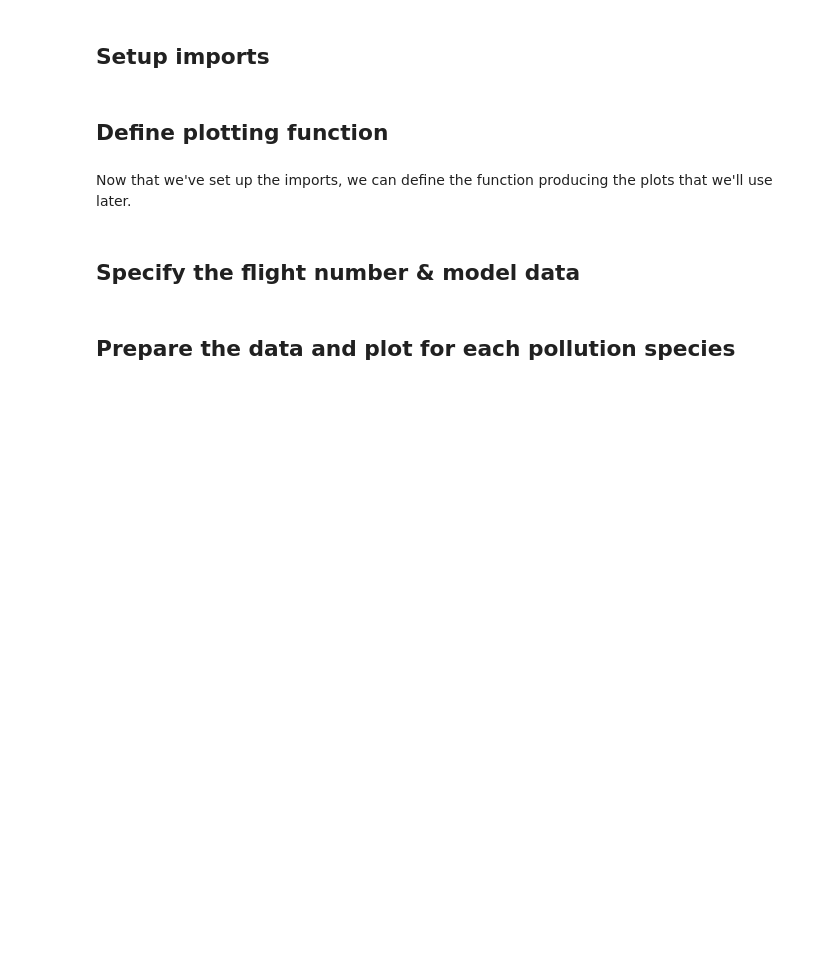
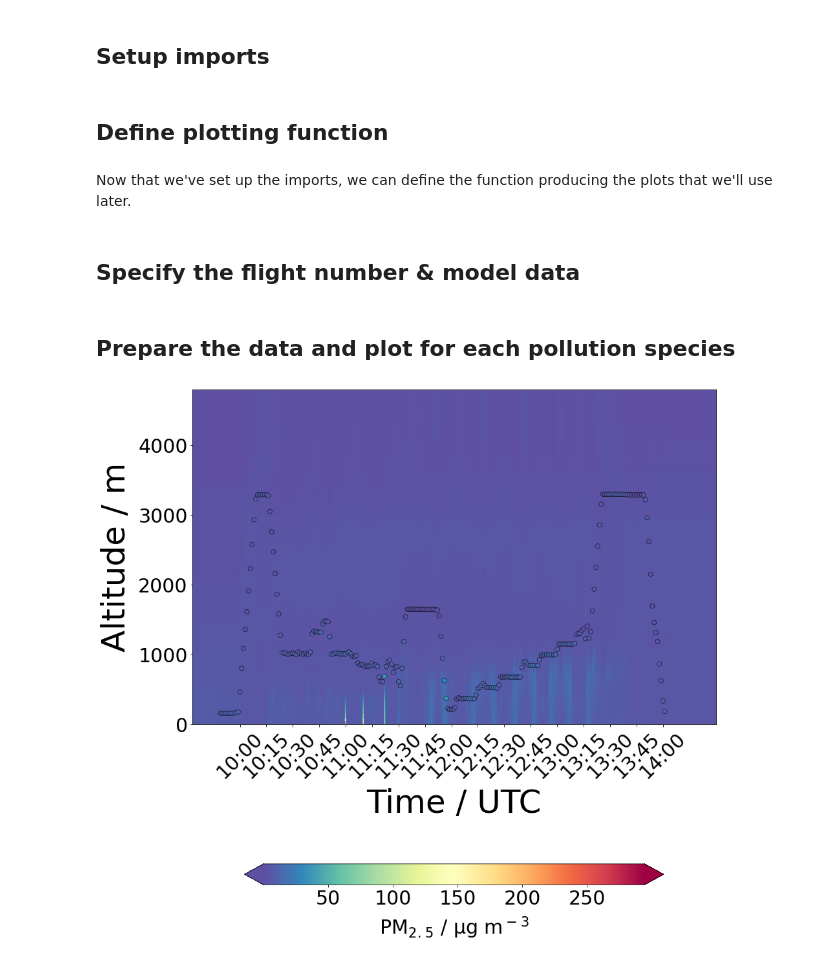
Before and after one commit to ADAQ-AQI/cap-notebooks, a Jupyter notebook: new-flight-plots/cross_sections.ipynb, the cells around one changed output. Saved outputs shown, nothing was run; the diff lists cells and outputs as text; code cells hidden in the pictures; blank space fills up the shorter version.

```diff
--- a/new-flight-plots/cross_sections.ipynb
+++ b/new-flight-plots/cross_sections.ipynb
@@ -29,11 +29,12 @@ def plot_cross_sections(df,plotdir,key,label,column,model) :
         # Plot the model data.
         plt.pcolormesh(column['time'],column['alt'],column['data'],zorder=1,cmap=plt.cm.Spectral_r,vmin=min,vmax=max,shading='auto')
 
-        # Plot the boundary layer height.
-        #plt.plot(time_data,data['bl_avg'],lw=2,ls='dashed',c='black',zorder=3,label='Modelled Boundary Layer Height')
+        if 'bl_avg' in data:
+            # Plot the boundary layer height.
+            plt.plot(time_data,data['bl_avg'],lw=2,ls='dashed',c='black',zorder=3,label='Modelled Boundary Layer Height')
 
-        # Add a legend.
-        #plt.legend(fontsize=30,markerscale=2)
+            # Add a legend.
+            plt.legend(fontsize=30,markerscale=2)
 
     else:
         min = np.nanmin(data['a_avg'])
@@ -56,10 +57,10 @@ def plot_cross_sections(df,plotdir,key,label,column,model) :
     plt.xlabel('Time / UTC',fontsize=50,labelpad=10)
     plt.ylabel('Altitude / m',fontsize=50,labelpad=10)
 
-    #plt.show()
+    plt.show()
     # Save the figure.
-    plt.savefig(plotdir+key+'_Cross_Section.png')
-    plt.close()
+    #plt.savefig(plotdir+key+'_Cross_Section.png')
+    #plt.close()
 # %% [markdown]
 ## Specify the flight number & model data
 # %%
@@ -72,22 +73,24 @@ model = True
 # %% [markdown]
 ## Prepare the data and plot for each pollution species
 # %%
-species_dict = pre.species_dictionary()
+species_dict = pre.species_dictionary(flight_number)
 setup = pre.setup_notebook(flight_number, model)
 optns = setup[4]
 for key in species_dict.keys() :
     code,label,column_key,unit_conv = species_dict[key]['code'],species_dict[key]['label'],species_dict[key]['column_key'],species_dict[key]['unit_conv']
 
         # Combine the aircraft and model data.
     df = pre.combine_data(setup,code)
 
         # Resample the data.
     resample_df = pre.resample_data(df,optns['resample_time'],optns['avg_method'],optns['min_method'],optns['max_method'], model)
 
 
         # Read the cross section data.
     if(model):
         column = pre.read_cross_section(setup[6],setup[7],column_key,unit_conv,setup[0],setup[1],setup[2],setup[8])
     else: column = None
 
     plot_cross_sections(resample_df,setup[5],key,label,column,model)
+# %% [output]
+[figure, added]
```
Also changed, not shown: 6 other files.
